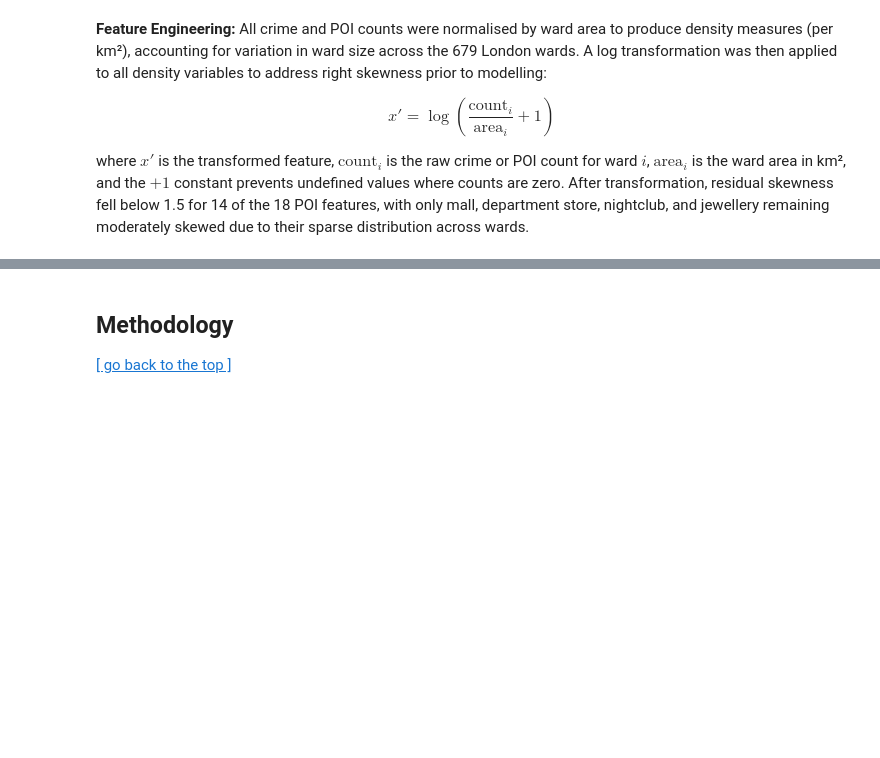
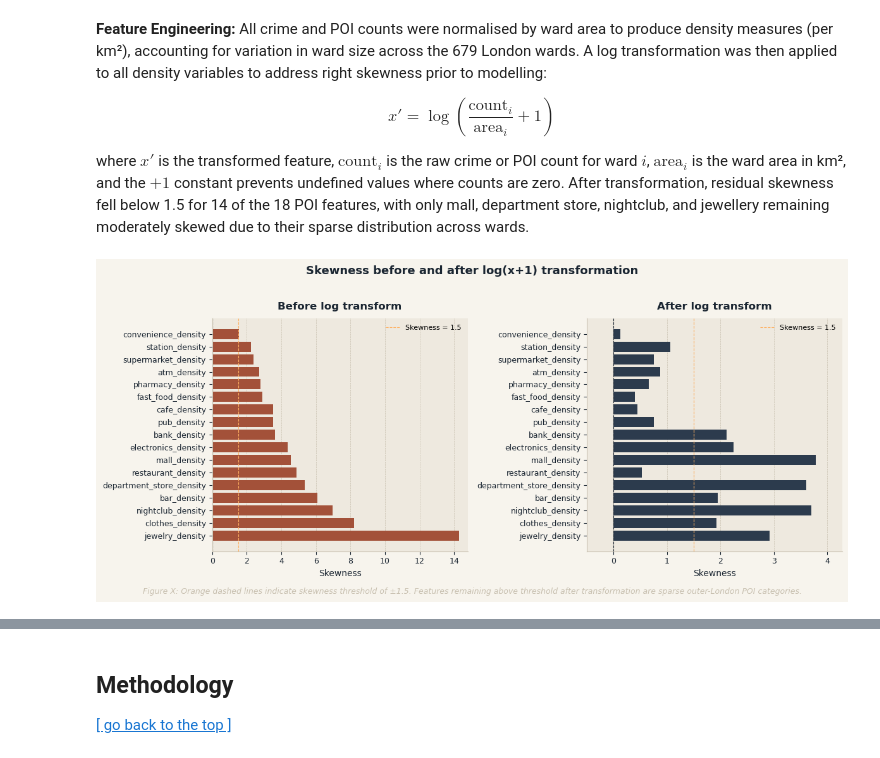
Before and after one commit to EmilyDeeb/0006_Assessment, a Jupyter notebook: CASA0006_EmilyDeeb.ipynb, the cells around one changed output, grey strips where cells are left out. Saved outputs shown, nothing was run; the diff lists cells and outputs as text; code cells hidden in the pictures; blank space fills up the shorter version.

```diff
--- a/CASA0006_EmilyDeeb.ipynb
+++ b/CASA0006_EmilyDeeb.ipynb
@@ -113,3 +344,22 @@ Three datasets were integrated for this analysis.
 | Population estimates | ONS mid-2021 ward-level estimates | geoportal.statistics.gov.uk | Ward level | No missing values after merging; 679 London wards retained |
 
 *Note: Population density was retained in the dataset but excluded from model features to isolate the contribution of amenity configuration independently of population size. Incorporating it as a control variable is a natural next step.*
+# %%
+# Step 03: Load population
+pop = pd.read_csv(BASE + "ward_population.csv", encoding="latin-1")
+
+pop = pop.rename(columns={
+    "Ward 2023 Code": "WardCode",
+    "Total": "population"
+})[["WardCode", "population"]]
+
+pop["population"] = (
+    pop["population"].astype(str)
+    .str.replace(",", "")
+    .astype(int)
+)
+
+pop = pop[pop["WardCode"].str.startswith("E05")].copy()
+
+ward_crime = ward_crime.merge(pop, on="WardCode", how="left")
+print(f"Missing population: {ward_crime['population'].isna().sum()}")
@@ -147,3 +745,62 @@ Three datasets were integrated for this analysis.
 $$x' = \log\left(\frac{\text{count}_i}{\text{area}_i} + 1\right)$$
 
 where $x'$ is the transformed feature, $\text{count}_i$ is the raw crime or POI count for ward $i$, $\text{area}_i$ is the ward area in km², and the $+1$ constant prevents undefined values where counts are zero. After transformation, residual skewness fell below 1.5 for 14 of the 18 POI features, with only mall, department store, nightclub, and jewellery remaining moderately skewed due to their sparse distribution across wards.
+# %%
+# Step 07: Log transform all densities
+all_density_cols = ["typeA_density", "typeB_density"] + poi_density_cols
+
+for col in all_density_cols:
+    ward_gdf[f"{col}_log"] = np.log1p(ward_gdf[col])
+
+log_feature_cols = [f"{c}_log" for c in poi_density_cols]
+log_targetA = "typeA_density_log"
+log_targetB = "typeB_density_log"
+
+# Before vs after skewness comparison
+skew_before = ward_gdf[poi_density_cols].skew().rename("Before")
+skew_after  = ward_gdf[log_feature_cols].skew().rename("After")
+skew_after.index = skew_before.index  # align index for comparison
+
+skew_df = pd.concat([skew_before, skew_after], axis=1).sort_values("Before", ascending=False)
+
+fig, axes = plt.subplots(1, 2, figsize=(12, 5), facecolor='#F7F4ED')
+
+for ax, col, color, title in zip(
+    axes,
+    ["Before", "After"],
+    ["#A35139", "#2C3B4D"],
+    ["Before log transform", "After log transform"]
+):
+    ax.set_facecolor('#EEE9DF')
+    bars = ax.barh(skew_df.index, skew_df[col],
+                   color=color, edgecolor='none')
+    ax.axvline(0, color='#1B2632', linewidth=0.8, linestyle='--')
+    ax.axvline(1.5, color='#FFB162', linewidth=0.8,
+               linestyle='--', label='Skewness = 1.5')
+    ax.axvline(-1.5, color='#FFB162', linewidth=0.8, linestyle='--')
+    ax.set_title(title, fontsize=12, fontweight='bold',
+                 color='#1B2632', pad=10)
+    ax.set_xlabel('Skewness', fontsize=10, color='#1B2632')
+    ax.tick_params(colors='#1B2632', labelsize=9)
+    ax.spines[['top', 'right']].set_visible(False)
+    ax.spines[['left', 'bottom']].set_color('#C9C1B1')
+    ax.xaxis.grid(True, color='#C9C1B1', linewidth=0.5, linestyle='--')
+    ax.set_axisbelow(True)
+    if col == "After":
+        ax.set_xlim(-0.5, skew_df["After"].max() + 0.5)
+    else:
+        ax.set_xlim(0, skew_df["Before"].max() + 0.5)
+    ax.legend(fontsize=8, framealpha=0)
+
+fig.suptitle('Skewness before and after log(x+1) transformation',
+             fontsize=13, fontweight='bold', color='#1B2632', y=1.02)
+
+fig.text(0.5, -0.02,
+         'Figure X: Orange dashed lines indicate skewness threshold of ±1.5. '
+         'Features remaining above threshold after transformation are sparse outer-London POI categories.',
+         ha='center', fontsize=9, color='#C9C1B1', style='italic')
+
+plt.tight_layout()
+plt.show()
+# %% [output]
+[figure, added]
```
Also changed, not shown: parts of 30 cells of this notebook, 8 other files.
